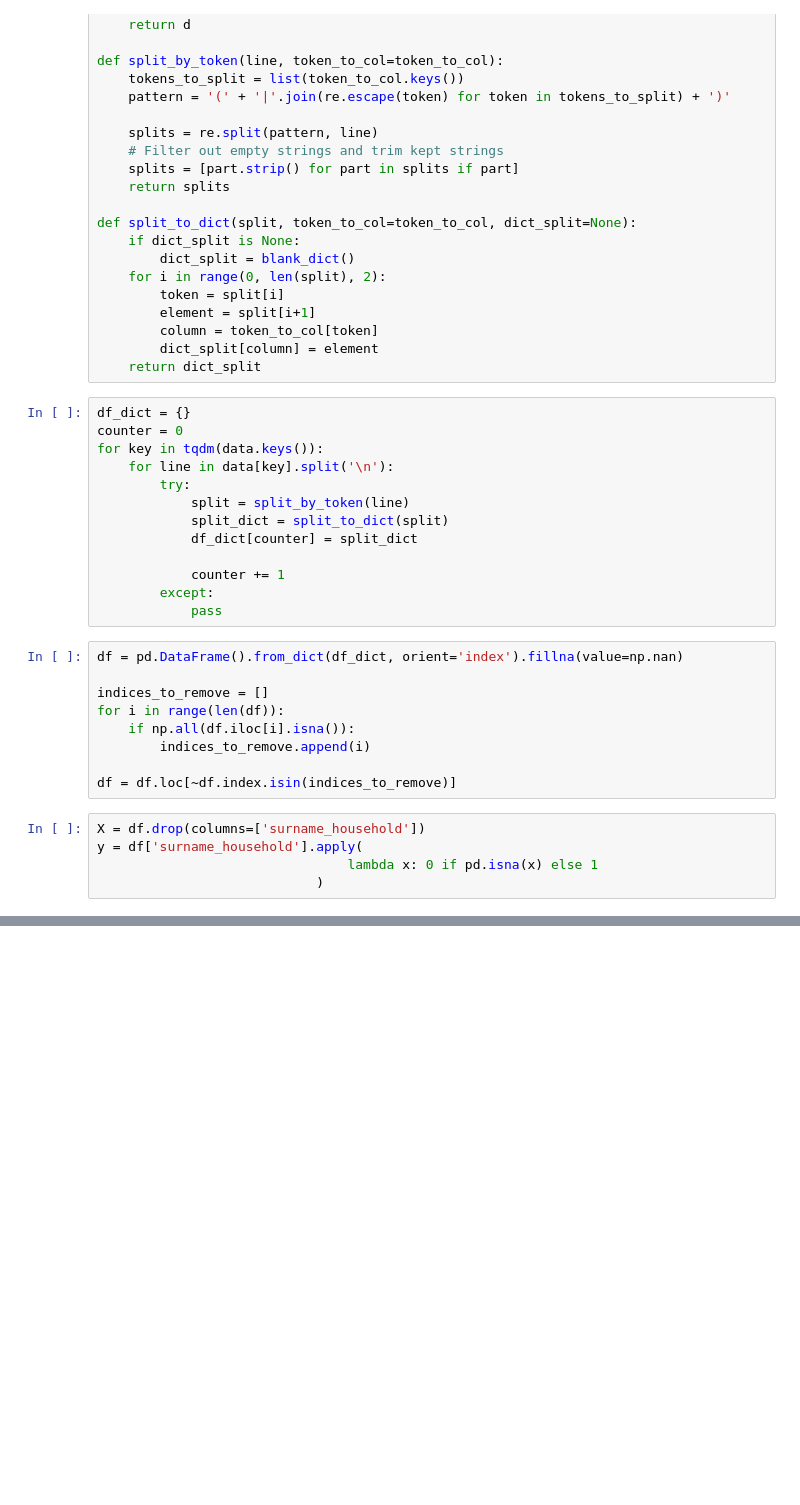
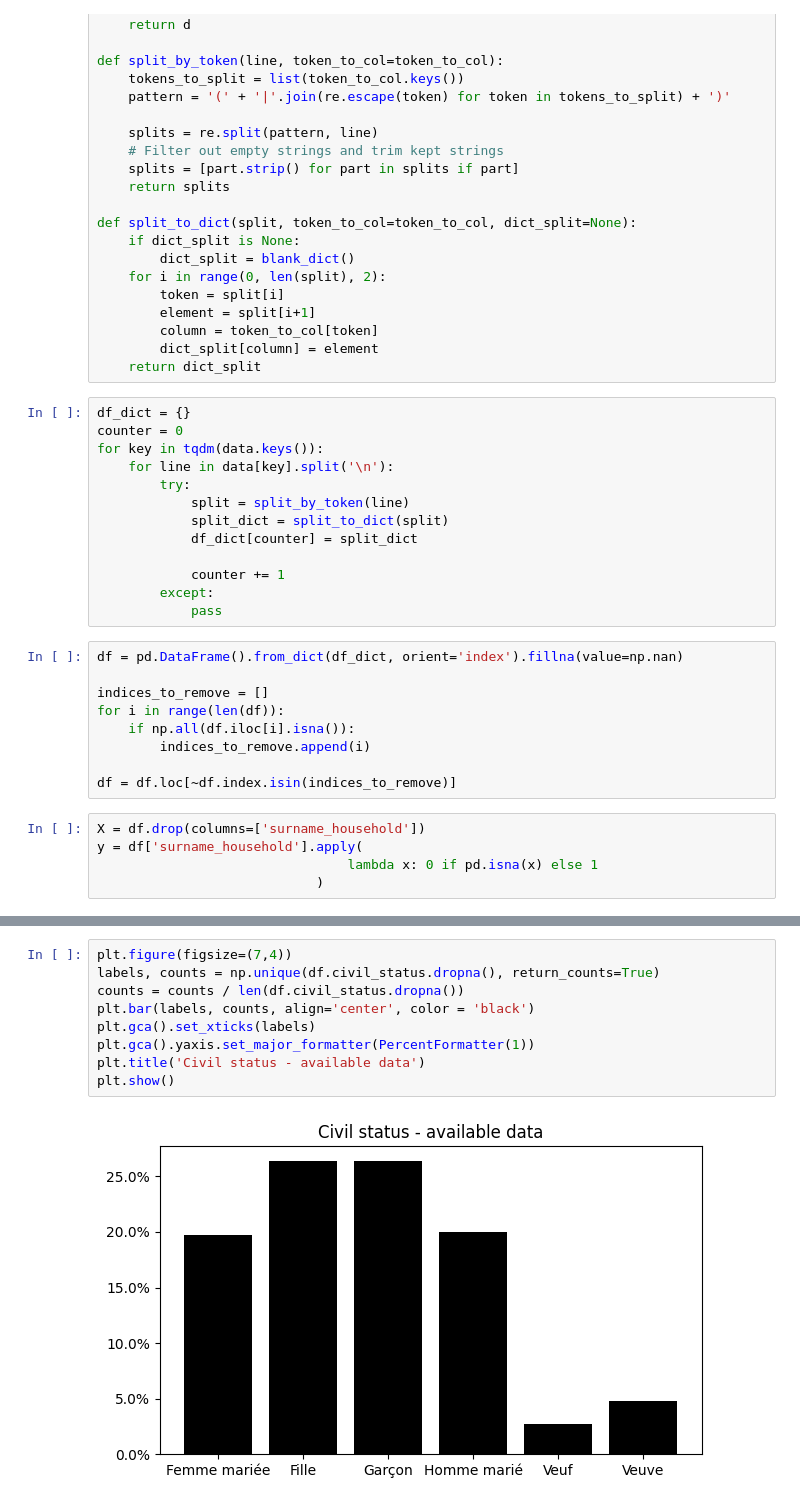
Before and after one commit to Tristan-Amadei/NLP, a Jupyter notebook: src/eda.ipynb, the cells around one changed output, grey strips where cells are left out. Cells and saved outputs as stored; diff of their text form; blank space fills up the shorter version.

```diff
--- a/src/eda.ipynb
+++ b/src/eda.ipynb
@@ -88,0 +149,11 @@ X.head(10).to_latex()
+# %%
+plt.figure(figsize=(7,4))
+labels, counts = np.unique(df.civil_status.dropna(), return_counts=True)
+counts = counts / len(df.civil_status.dropna())
+plt.bar(labels, counts, align='center', color = 'black')
+plt.gca().set_xticks(labels)
+plt.gca().yaxis.set_major_formatter(PercentFormatter(1))
+plt.title('Civil status - available data')
+plt.show()
+# %% [output]
+[figure, added]
```
Also changed, not shown: parts of 16 cells of this notebook, 2 other files.
